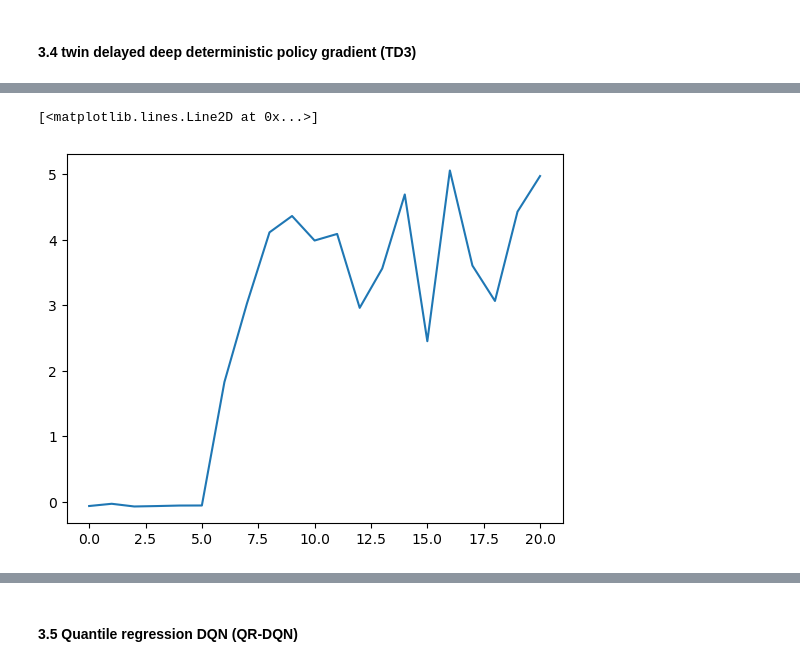
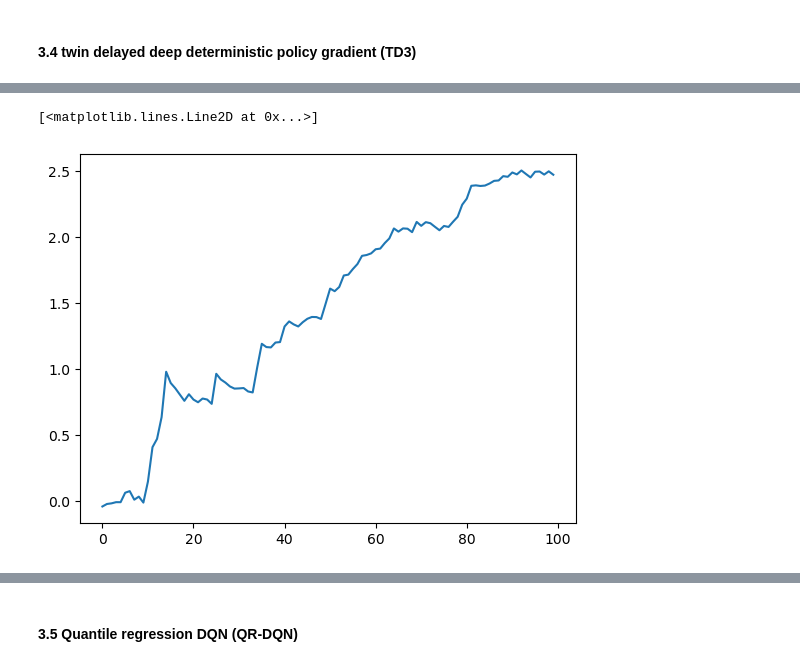
Before and after one commit to quintengeerts2000/MasterThesis-DRL_applications_to_stat_arb, a Jupyter notebook: monte_carlo_simulators/OU_reinforcement_learning.ipynb, the cells around one changed output, grey strips where cells are left out. Cells and saved outputs as stored; diff of their text form; code cells hidden in the pictures.

```diff
--- a/monte_carlo_simulators/OU_reinforcement_learning.ipynb
+++ b/monte_carlo_simulators/OU_reinforcement_learning.ipynb
@@ -258,0 +385,30 @@ Text(0.5, 1.0, 'sample path of $W_t$')
+# %%
+#state, _ = env.reset(seed=seed)
+#env.seed(seed)
+#env.action_space.seed(seed)
+#torch.manual_seed(seed)
+#np.random.seed(seed)
+state, _ = env.reset()
+
+done = False
+val_predictions = []
+while not done:
+    #state = torch.FloatTensor(state[:N]).unsqueeze(0)
+    state = dict_to_features(state)
+    #action = policy.select_action(np.array(state))
+    action  = agent.act(state)
+    #val_predictions.append(value_pred.detach().item())
+    state, reward, done, _ = env.step([action_to_portfolio[action]])
+
+fig, ax = plt.subplots(3,1,figsize=(12,10))
+#fig.suptitle(fr'One asset reinforcement learning agent $\theta$: {env.process.theta.item()}, $\sigma$: {env.process.sigma.item()}', fontsize=16, y = 0.97)
+# plot a sample path of the wealth
+ax[0].plot(env.X.transpose())
+ax[0].set_title(r'sample path of $X_t$')
+ax[0].set_ylabel(r'$X_t$')
+#ax[0].set_xlabel('Time')
+ax[1].plot(np.array(env.alloc).sum(axis=1).reshape(-1))
+ax[1].set_title(r'sample path of $\pi_t$')
+
+ax[2].plot(env.W[:-1])
+ax[2].set_title(r'sample path of $W_t$')
@@ -414,8 +617,8 @@ Evaluation over 10 episodes: 4.976
 # %%
-plt.plot(evaluations)
+plt.plot(output_history)
 # %% [output]
 [<matplotlib.lines.Line2D at 0x...>]
-[figure, old version]
+[figure, new version]
 # %%
 state, _ = env.reset()
 done = False
```
Also changed, not shown: parts of 17 cells of this notebook, 5 other files.
